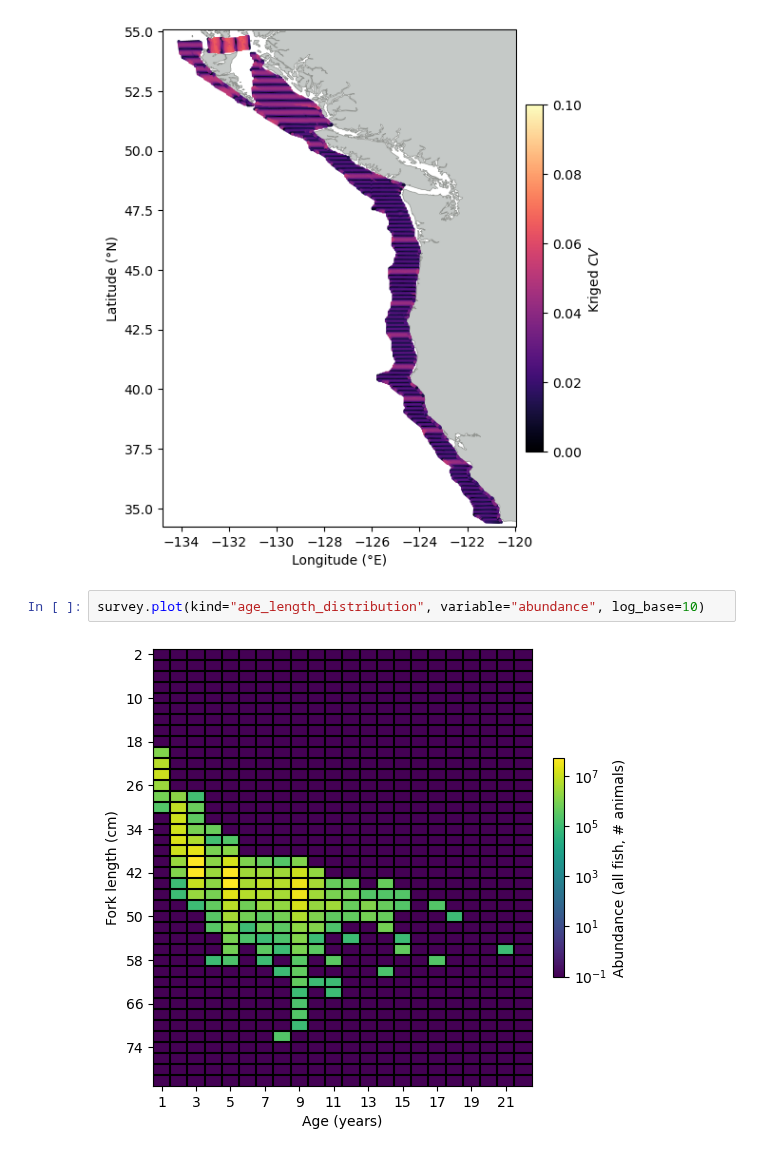
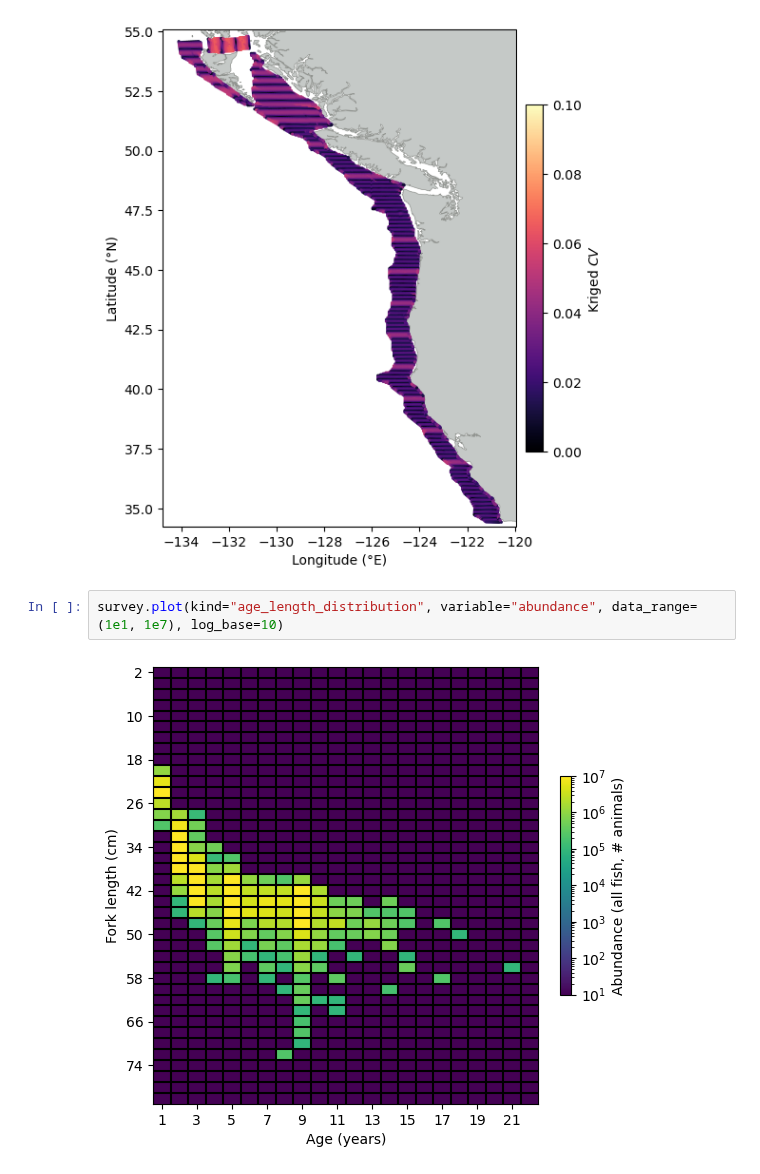
Before and after one commit to OSOceanAcoustics/echopop, a Jupyter notebook: echopop/test_nb.ipynb, the cells around one changed output. Cells and saved outputs as stored; diff of their text form.

```diff
--- a/echopop/test_nb.ipynb
+++ b/echopop/test_nb.ipynb
@@ -52,6 +52,6 @@ survey.plot(kind="mesh", variable="sample_cv")
 # %% [output]
 [figure]
 # %%
-survey.plot(kind="age_length_distribution", variable="abundance", log_base=10)
+survey.plot(kind="age_length_distribution", variable="abundance", data_range=(1e1, 1e7), log_base=10)
 # %% [output]
-[figure, old version]
+[figure, new version]
```
Also changed, not shown: parts of 1 cell of this notebook, 3 other files.
